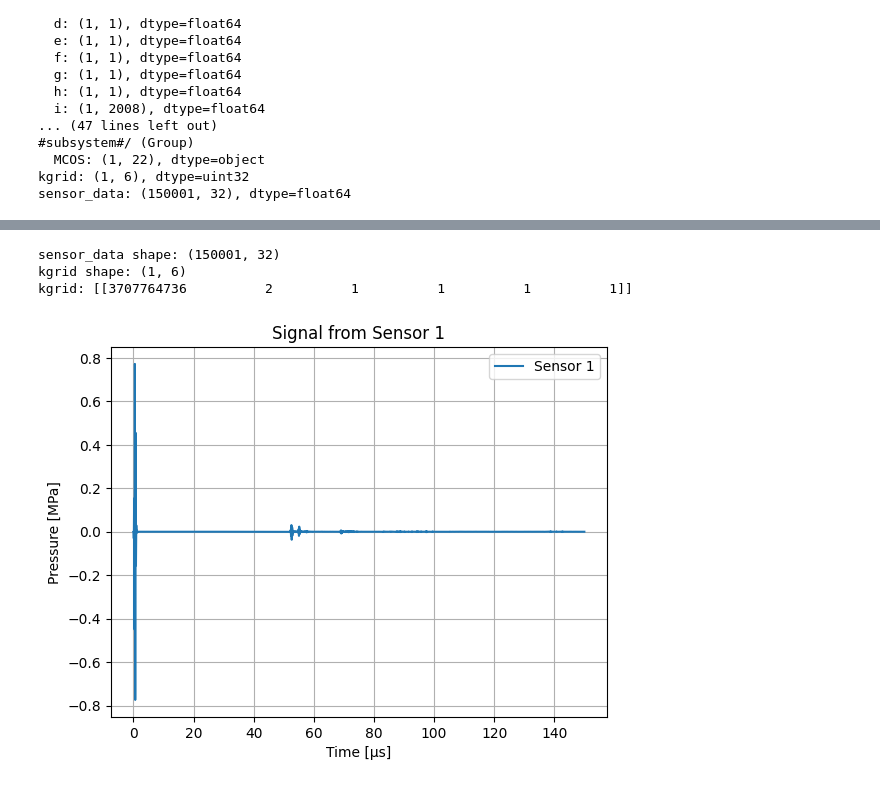
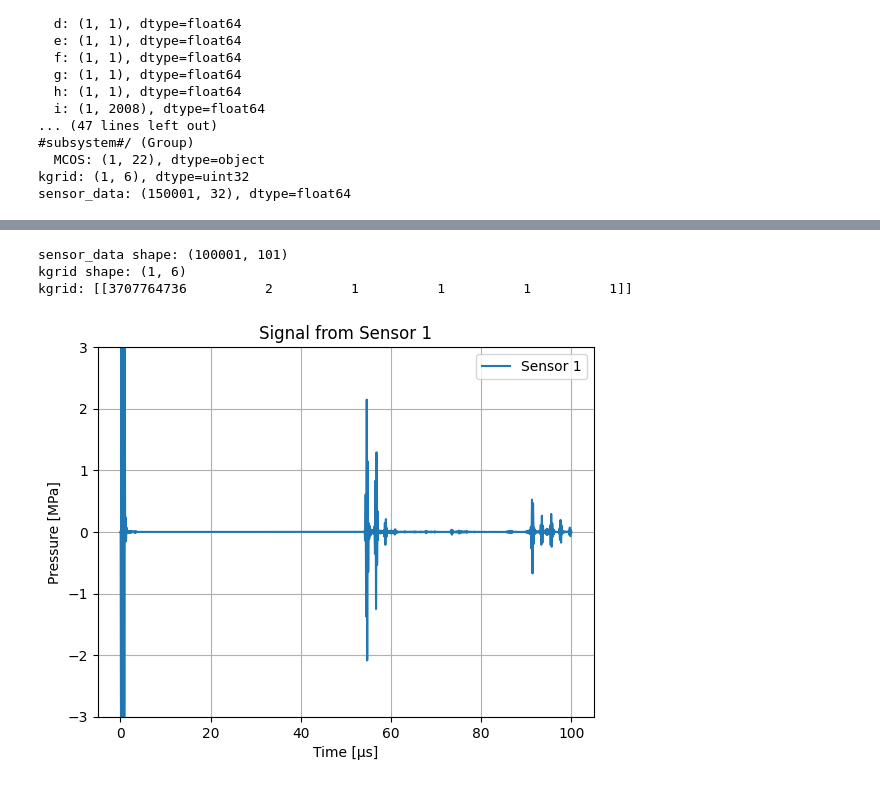
Before and after one commit to yymgc2003/kwavesource2d, a Jupyter notebook: viewer.ipynb, the cells around one changed output, grey strips where cells are left out. Saved outputs shown, nothing was run; the diff lists cells and outputs as text; code cells hidden in the pictures.

```diff
--- a/viewer.ipynb
+++ b/viewer.ipynb
@@ -54,36 +60,37 @@ import h5py
 import numpy as np
 import matplotlib.pyplot as plt
 
-matfile = '/mnt/matsubara/rawdata/solid_liquid_s.mat'
+matfile = '/mnt/matsubara/signal_sandbox/solid_liquid2_003.mat'
 
 with h5py.File(matfile, 'r') as f:
     # sensor_dataの取得
     sensor_data = np.array(f['sensor_data'])  # shape: (10001, 32)
     print('sensor_data shape:', sensor_data.shape)
 
     # kgridの取得（内容によってはt_arrayが含まれている場合もある）
     if 'kgrid' in f:
         kgrid = np.array(f['kgrid'])
         print('kgrid shape:', kgrid.shape)
         print('kgrid:', kgrid)
     else:
         kgrid = None
 
 # 仮の時間軸を作成（例: 10001点, サンプリング間隔dt=1.0e-8秒と仮定）
-dt = 1.0e-9  # 例: 10ns（適切な値に変更してください）
+dt = 1/sensor_data.shape[0]*1e-4
 t_array = np.arange(sensor_data.shape[0]) * dt
 
 # 1ch目の信号をプロット
 plt.figure()
-plt.plot(t_array * 1e6, sensor_data[:, 16] * 1e-6, label='Sensor 1')
+plt.plot(t_array * 1e6, sensor_data[:, 16] * 1e-4, label='Sensor 1')
 plt.xlabel('Time [μs]')
 plt.ylabel('Pressure [MPa]')
+plt.ylim(-3, 3)  # y軸の範囲を-0.2から0.2に設定
 plt.title('Signal from Sensor 1')
 plt.grid(True)
 plt.legend()
 plt.show()
 # %% [output]
-sensor_data shape: (150001, 32)
+sensor_data shape: (100001, 101)
 kgrid shape: (1, 6)
 kgrid: [[3707764736          2          1          1          1          1]]
-[figure, old version]
+[figure, new version]
```
Also changed, not shown: parts of 8 cells of this notebook, 2 other files.
